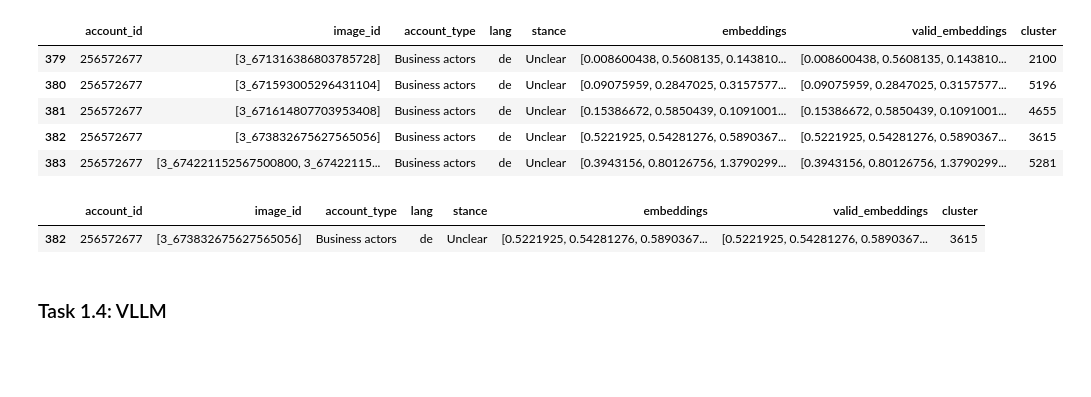
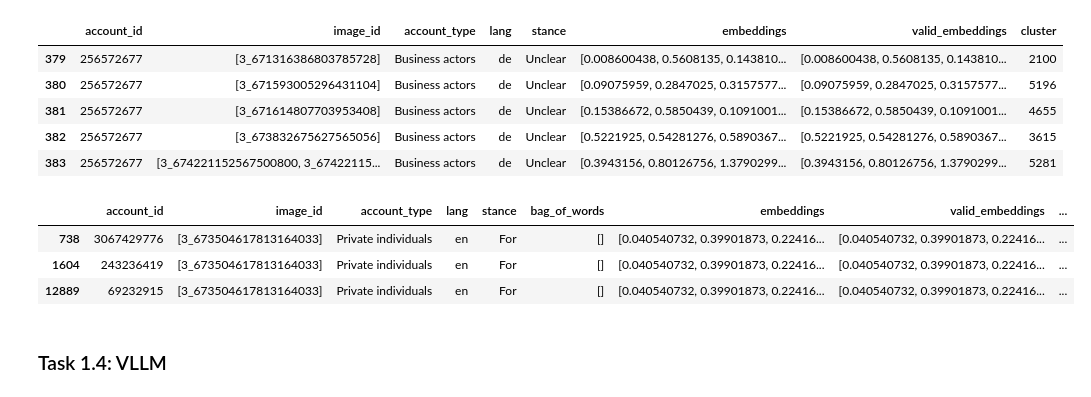
Before and after one commit to vaughankraska/social_data_mining, a Jupyter notebook: src/sdm/lab_scripts/image_analysis/part_1.ipynb, the cells around one changed output. Drawn from its saved outputs; the diff is of its cells as text; code cells hidden in the pictures; blank space fills up the shorter version.

```diff
--- a/src/sdm/lab_scripts/image_analysis/part_1.ipynb
+++ b/src/sdm/lab_scripts/image_analysis/part_1.ipynb
@@ -549,12 +553,14 @@ valid_img_df[valid_img_df["account_type"] == "Business actors"].head()
 | 382 | 256572677 | [3_673832675627565056] | Business actors | de | Unclear | [0.5221925, 0.54281276, 0.5890367... | [0.5221925, 0.54281276, 0.5890367... | 3615 |
 | 383 | 256572677 | [3_674221152567500800, 3_67422115... | Business actors | de | Unclear | [0.3943156, 0.80126756, 1.3790299... | [0.3943156, 0.80126756, 1.3790299... | 5281 |
 # %%
-filtered_df = valid_img_df[valid_img_df['image_id'].apply(lambda x: "3_673832675627565056" in x)]
+filtered_df = valid_img_df[valid_img_df['image_id'].apply(lambda x: "3_673504617813164033" in x)]
 
 filtered_df.head()
 # %% [output]
-|  | account_id | image_id | account_type | lang | stance | embeddings | valid_embeddings | cluster |
-| 382 | 256572677 | [3_673832675627565056] | Business actors | de | Unclear | [0.5221925, 0.54281276, 0.5890367... | [0.5221925, 0.54281276, 0.5890367... | 3615 |
+|  | account_id | image_id | account_type | lang | stance | bag_of_words | embeddings | valid_embeddings | ... |
+| 738 | 3067429776 | [3_673504617813164033] | Private individuals | en | For | [] | [0.040540732, 0.39901873, 0.22416... | [0.040540732, 0.39901873, 0.22416... | ... |
+| 1604 | 243236419 | [3_673504617813164033] | Private individuals | en | For | [] | [0.040540732, 0.39901873, 0.22416... | [0.040540732, 0.39901873, 0.22416... | ... |
+| 12889 | 69232915 | [3_673504617813164033] | Private individuals | en | For | [] | [0.040540732, 0.39901873, 0.22416... | [0.040540732, 0.39901873, 0.22416... | ... |
 # %% [markdown]
 ### Task 1.4: VLLM
 # %%
```
Also changed, not shown: parts of 3 cells of this notebook.
